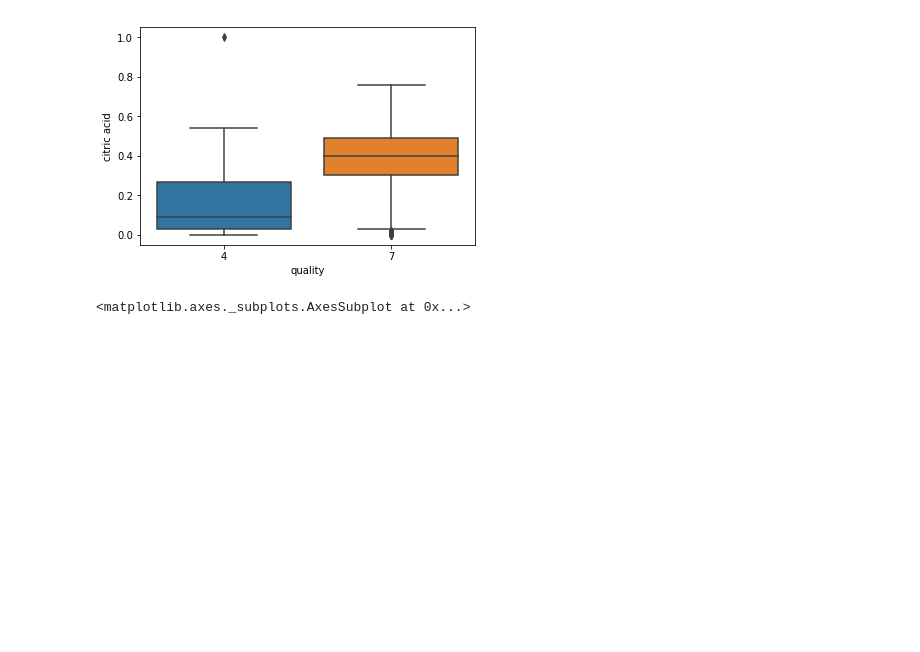
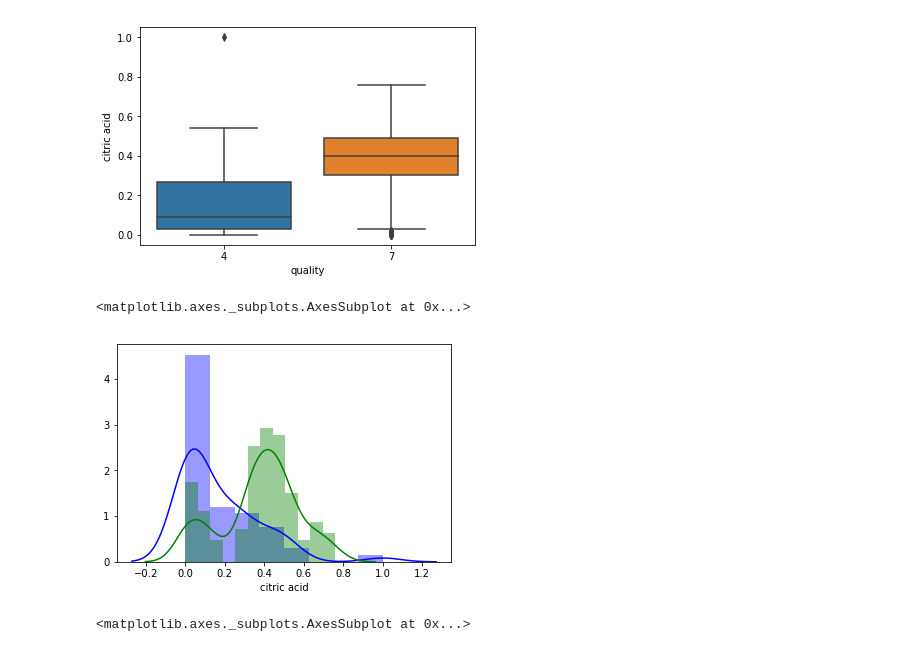
Before and after one commit to ozdemirht/Data-Science, a Jupyter notebook: learn/pca/ex1/example.ipynb, the cells around one changed output. Drawn from its saved outputs; the diff is of its cells as text; code cells hidden in the pictures; blank space fills up the shorter version.

```diff
--- a/learn/pca/ex1/example.ipynb
+++ b/learn/pca/ex1/example.ipynb
@@ -143,6 +166,12 @@ sns.boxplot(y="citric acid", x="quality",data=data_47)
 # %% [output]
 <matplotlib.axes._subplots.AxesSubplot at 0x...>
 [figure]
+# %%
+sns.distplot(data[data['quality']==4]['citric acid'],color='b')
+sns.distplot(data[data['quality']==7]['citric acid'],color='g')
+# %% [output]
+<matplotlib.axes._subplots.AxesSubplot at 0x...>
+[figure, added]
 # %%
 sns.boxplot(y="residual sugar", x="quality",data=data_47)
 # %% [output]
```
Also changed, not shown: parts of 30 cells of this notebook.
